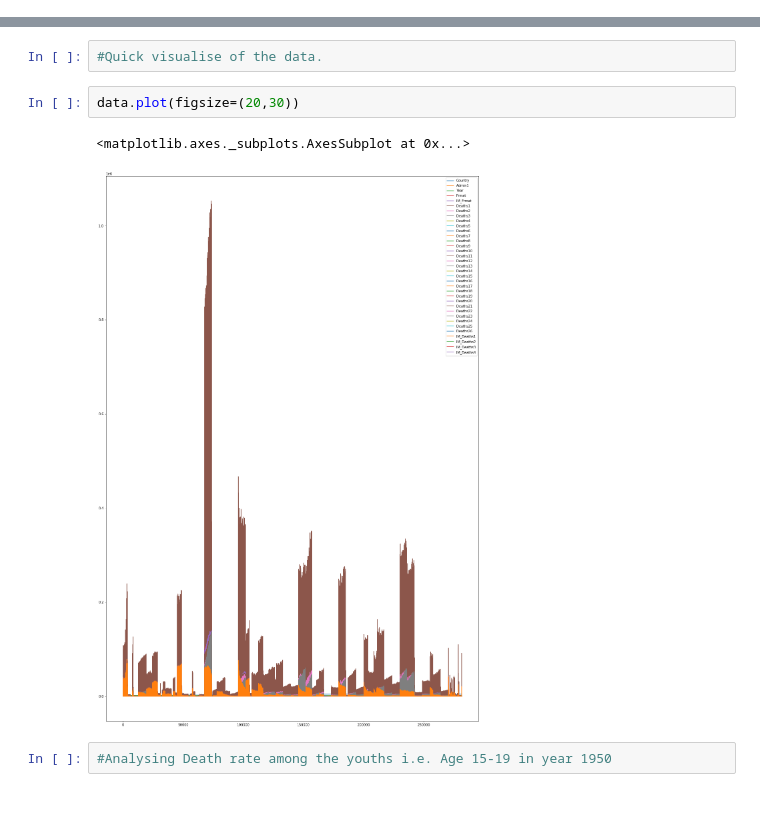
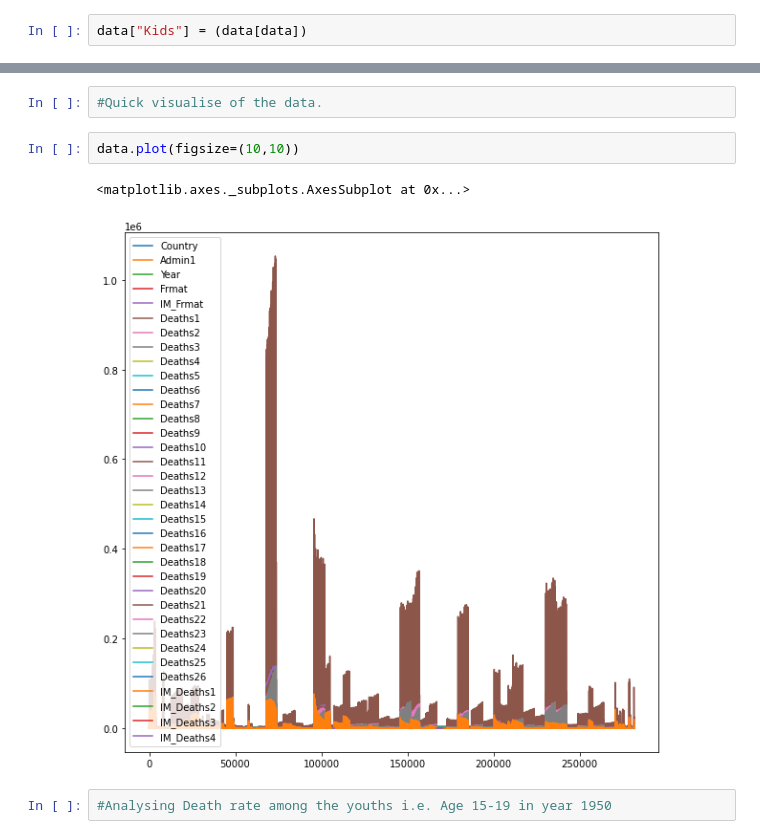
Before and after one commit to kaushik03/Data-Analysis-Projects, a Jupyter notebook: WHO Data/WHO_Data_Analysis.ipynb, the cells around one changed output, grey strips where cells are left out. Drawn from its saved outputs; the diff is of its cells as text; blank space fills up the shorter version.

```diff
--- a/WHO Data/WHO_Data_Analysis.ipynb
+++ b/WHO Data/WHO_Data_Analysis.ipynb
@@ -72,0 +63,2 @@ data.head()
+# %%
+data["Kids"] = (data[data])
@@ -117,10 +117,10 @@ data.set_index(["Year","Sex"]).count(level="Year")
 # %%
 #Quick visualise of the data.
 # %%
-data.plot(figsize=(20,30))
+data.plot(figsize=(10,10))
 # %% [output]
 <matplotlib.axes._subplots.AxesSubplot at 0x...>
-[figure, old version]
+[figure, new version]
 # %%
 #Analysing Death rate among the youths i.e. Age 15-19 in year 1950
 # %%
```
Also changed, not shown: parts of 3 cells of this notebook, 2 other files.
